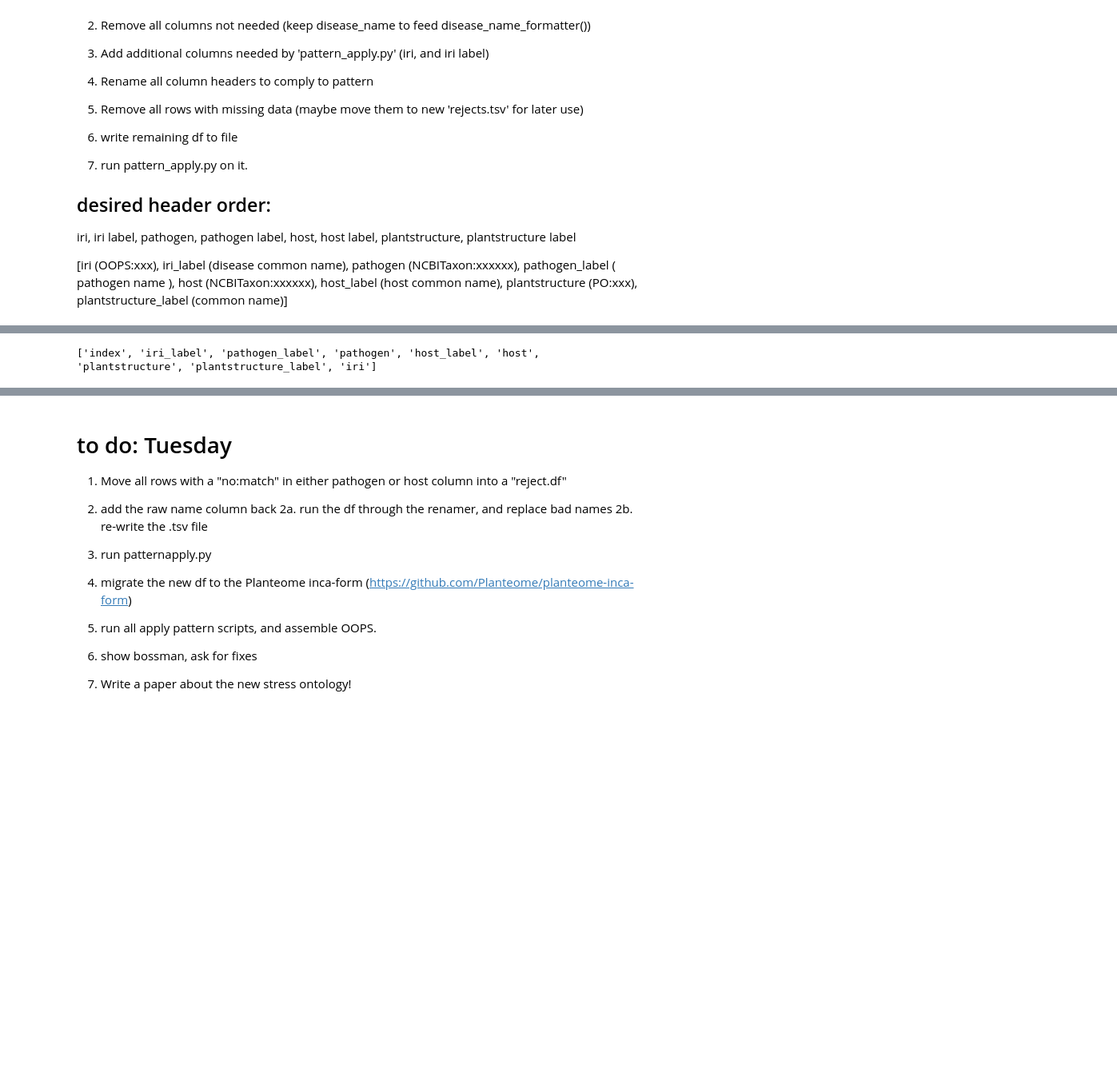
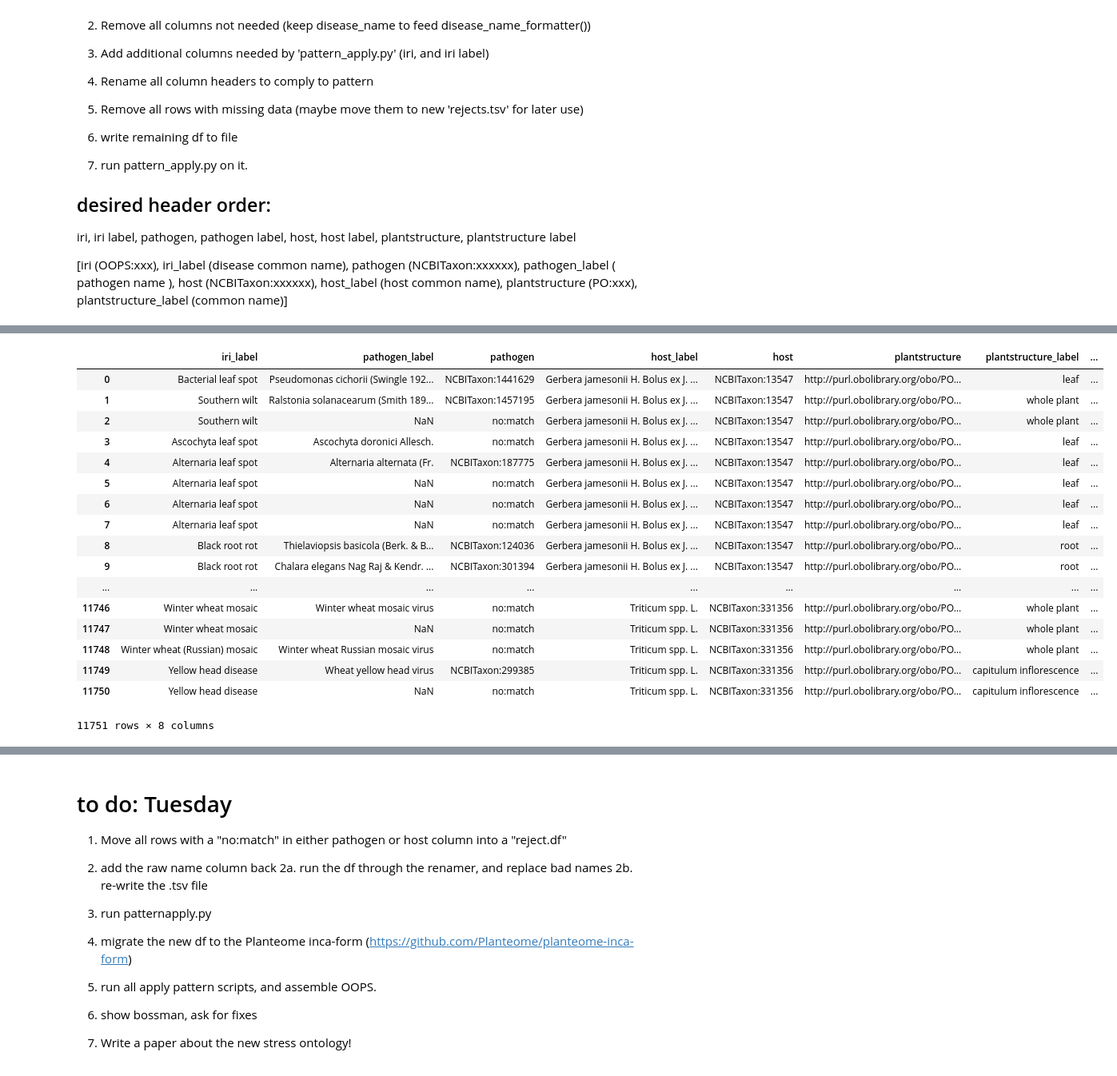
Before and after one commit to Planteome/plant-stress-ontology, a Jupyter notebook: src/ontology/patternapply/APS_scrape_to_DP.ipynb, the cells around one changed output, grey strips where cells are left out. Shown at 80% size. Cells and saved outputs as stored; diff of their text form; code cells hidden in the pictures; blank space fills up the shorter version.

Commit message:
reformatted scrape data into a usable pattern table.

```diff
--- a/src/ontology/patternapply/APS_scrape_to_DP.ipynb
+++ b/src/ontology/patternapply/APS_scrape_to_DP.ipynb
@@ -23,0 +32,22 @@ other = 0
+# %%
+# load in the headers:
+column_headers = None
+
+# print the first line of the file:  Shows there is no header. (FIXED: feb 2018)
+with open(raw_scrape_file,'r') as infile:
+    first_line = infile.readline()
+    column_headers = first_line.split('\t')
+    print(column_headers)
+    print(len(column_headers))
+
+# add the missing column headers
+column_headers.append("plant_part_id")
+column_headers.append("plant_part_name")
+print(type(column_headers),len(column_headers))
+
+
+clean_headers = [x.strip() for x in column_headers]
+
+clean_headers
+
+######  NOTE THE NEWLINE CHARACTER AT THE END OF THE HEADER COLUMN!!!!
@@ -143,10 +155,10 @@ print(type(column_headers),len(column_headers))
 # %%
 # df = pd.read_csv(raw_scrape_file, sep='\t', header=None, names=column_headers)
 # df1 = pd.read_csv(raw_scrape_file, sep='\t', header=None)
-column_headers_plus_index = column_headers = ["index", "disease_name", "source_taxon_verbatim_name", "source_taxon_name" "source_taxon_id", "interaction_type_label", "interaction_type_id", "target_taxon_verbatim_name", "target_taxon_name", "target_taxon_id", "source_citation", "source_url", "source_accessed_at", "plant_part_id", "plant_part_name"]
-df = pd.read_csv(raw_scrape_file, sep='\t', header=None, names=column_headers_plus_index)
-
-# df1.columns = column_headers
-# print(len(list(df)),'\n\n\n', len(list(df1)))
-# pandas uses the first column as an index, so the first one is indexed on "disease_name"
-# print(list(df),'\n\n\n', list(df1))
+column_headers_plus_index = ["index", "disease_name", "source_taxon_verbatim_name", "source_taxon_name", "source_taxon_id", "interaction_type_label", "interaction_type_id", "target_taxon_verbatim_name", "target_taxon_name", "target_taxon_id", "source_citation", "source_url", "source_accessed_at", "plant_part_id", "plant_part_name"]
+# df = pd.read_csv(raw_scrape_file, sep='\t', header=None, names=column_headers_plus_index)
+df = pd.read_csv(raw_scrape_file, sep='\t', header=None, skiprows=1, names=clean_headers)
+# check the headers
+list(df)
+# print(df.ix[0])
+df
@@ -313,6 +296,7 @@ patterndf.drop("source_citation", axis=1, inplace=True)
 patterndf.drop("source_url", axis=1, inplace=True)
 patterndf.drop("source_accessed_at", axis=1, inplace=True)
 patterndf.drop("target_taxon_verbatim_name", axis=1, inplace=True)
+patterndf.drop("source_taxon_verbatim_name", axis=1, inplace=True)
 
-print(list(patterndf))
+patterndf
 # %% [output]
@@ -320,28 +321,45 @@ print(list(patterndf))
 # %%
 # add iri and iri_name columns
 patterndf['iri'] = 'OOPS:xxxxxxx'  # in need of a system to assign ID numbers...
 # patterndf['iri_label'] = ''  # we will keep the original disease name here for now.
 patterndf.rename(columns = {'disease_name':'iri_label'}, inplace = True)
 
 
 # rename column headers to accurately reflect the patternapply needs
-patterndf.rename(columns = {'source_taxon_verbatim_name':'pathogen_label'}, inplace = True)
-patterndf.rename(columns = {'source_taxon_namesource_taxon_id':'pathogen'}, inplace = True)
+patterndf.rename(columns = {'source_taxon_name':'pathogen_label'}, inplace = True)
+patterndf.rename(columns = {'source_taxon_id':'pathogen'}, inplace = True)
 patterndf.rename(columns = {'target_taxon_id':'host'}, inplace = True)
 patterndf.rename(columns = {'target_taxon_name':'host_label'}, inplace = True)
 patterndf.rename(columns = {'plant_part_id':'plantstructure'}, inplace = True)
 patterndf.rename(columns = {'plant_part_name':'plantstructure_label'}, inplace = True)
 
 
 
 
 
 
 # print(patterndf['target_taxon_verbatim_name'])
 
-print(list(patterndf))
+patterndf
 # %% [output]
+|  | iri_label | pathogen_label | pathogen | host_label | host | plantstructure | plantstructure_label | ... |
+| 0 | Bacterial leaf spot | Pseudomonas cichorii (Swingle 192... | NCBITaxon:1441629 | Gerbera jamesonii H. Bolus ex J. ... | NCBITaxon:13547 | http://purl.obolibrary.org/obo/PO... | leaf | ... |
+| 1 | Southern wilt | Ralstonia solanacearum (Smith 189... | NCBITaxon:1457195 | Gerbera jamesonii H. Bolus ex J. ... | NCBITaxon:13547 | http://purl.obolibrary.org/obo/PO... | whole plant | ... |
+| 2 | Southern wilt | NaN | no:match | Gerbera jamesonii H. Bolus ex J. ... | NCBITaxon:13547 | http://purl.obolibrary.org/obo/PO... | whole plant | ... |
+| 3 | Ascochyta leaf spot | Ascochyta doronici Allesch. | no:match | Gerbera jamesonii H. Bolus ex J. ... | NCBITaxon:13547 | http://purl.obolibrary.org/obo/PO... | leaf | ... |
+| 4 | Alternaria leaf spot | Alternaria alternata (Fr. | NCBITaxon:187775 | Gerbera jamesonii H. Bolus ex J. ... | NCBITaxon:13547 | http://purl.obolibrary.org/obo/PO... | leaf | ... |
+| 5 | Alternaria leaf spot | NaN | no:match | Gerbera jamesonii H. Bolus ex J. ... | NCBITaxon:13547 | http://purl.obolibrary.org/obo/PO... | leaf | ... |
+| 6 | Alternaria leaf spot | NaN | no:match | Gerbera jamesonii H. Bolus ex J. ... | NCBITaxon:13547 | http://purl.obolibrary.org/obo/PO... | leaf | ... |
+| 7 | Alternaria leaf spot | NaN | no:match | Gerbera jamesonii H. Bolus ex J. ... | NCBITaxon:13547 | http://purl.obolibrary.org/obo/PO... | leaf | ... |
+| 8 | Black root rot | Thielaviopsis basicola (Berk. & B... | NCBITaxon:124036 | Gerbera jamesonii H. Bolus ex J. ... | NCBITaxon:13547 | http://purl.obolibrary.org/obo/PO... | root | ... |
+| 9 | Black root rot | Chalara elegans Nag Raj & Kendr. ... | NCBITaxon:301394 | Gerbera jamesonii H. Bolus ex J. ... | NCBITaxon:13547 | http://purl.obolibrary.org/obo/PO... | root | ... |
+| ... | ... | ... | ... | ... | ... | ... | ... | ... |
+| 11746 | Winter wheat mosaic | Winter wheat mosaic virus | no:match | Triticum spp. L. | NCBITaxon:331356 | http://purl.obolibrary.org/obo/PO... | whole plant | ... |
+| 11747 | Winter wheat mosaic | NaN | no:match | Triticum spp. L. | NCBITaxon:331356 | http://purl.obolibrary.org/obo/PO... | whole plant | ... |
+| 11748 | Winter wheat (Russian) mosaic | Winter wheat Russian mosaic virus | no:match | Triticum spp. L. | NCBITaxon:331356 | http://purl.obolibrary.org/obo/PO... | whole plant | ... |
+| 11749 | Yellow head disease | Wheat yellow head virus | NCBITaxon:299385 | Triticum spp. L. | NCBITaxon:331356 | http://purl.obolibrary.org/obo/PO... | capitulum inflorescence | ... |
+| 11750 | Yellow head disease | NaN | no:match | Triticum spp. L. | NCBITaxon:331356 | http://purl.obolibrary.org/obo/PO... | capitulum inflorescence | ... |
-['index', 'iri_label', 'pathogen_label', 'pathogen', 'host_label', 'host', 'plantstructure', 'plantstructure_label', 'iri']
+11751 rows × 8 columns
 # %%
 ## reorder the columns
 # desired order iri	iri label	pathogen	pathogen label	host	host label	plantstructure	plantstructure label
```
Also changed, not shown: parts of 43 cells of this notebook, 3 other files.
